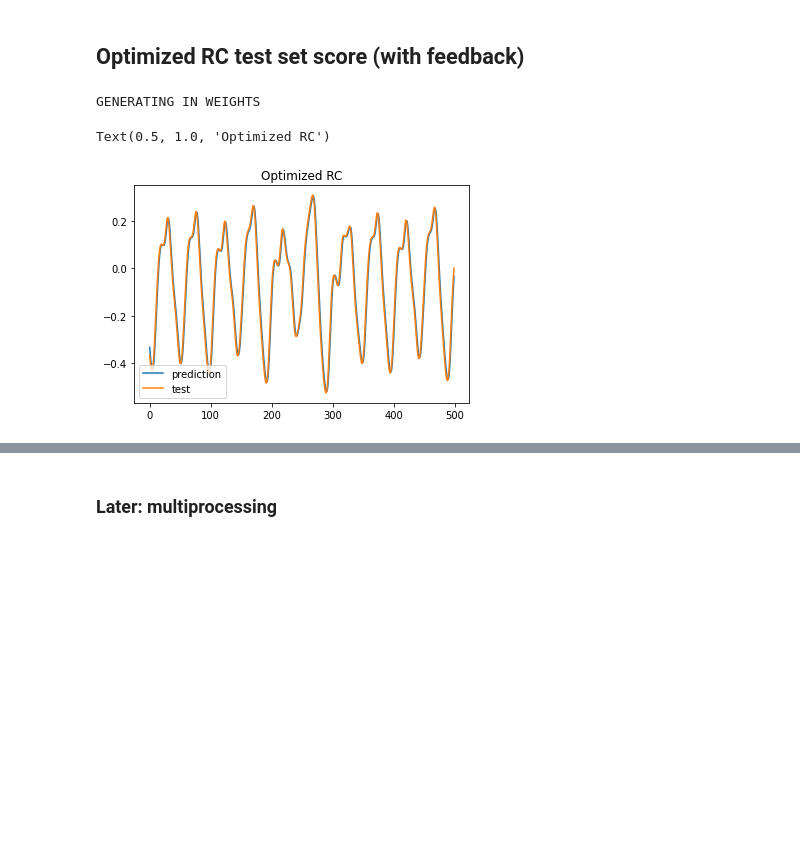
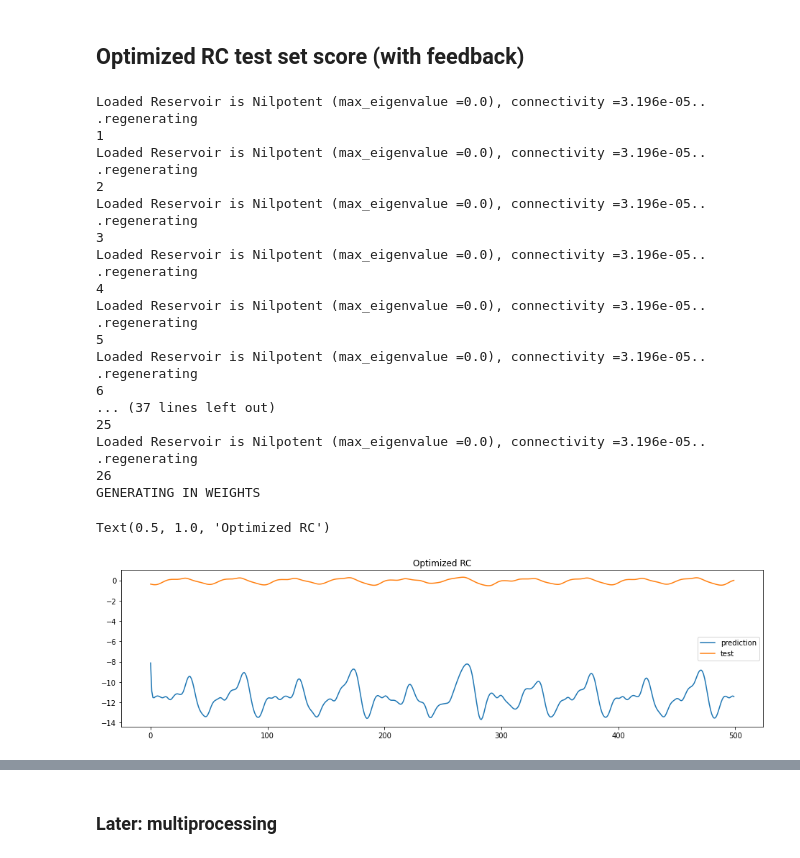
Before and after one commit to blindedjoy/RcTorch, a Jupyter notebook: turbo_1.ipynb, the cells around one changed output, grey strips where cells are left out. Drawn from its saved outputs; the diff is of its cells as text; code cells hidden in the pictures; blank space fills up the shorter version.

```diff
--- a/turbo_1.ipynb
+++ b/turbo_1.ipynb
@@ -17,5 +17,15 @@ import pylab as pl
 from IPython import display
 # %% [output]
 device: cpu
+# %%
+def plot_RC(y, ypred):
+    plt.figure(figsize = (16,4))
+    plt.plot(ypred, label = "prediction")
+    plt.plot(y, label = "test")
+    plt.legend();
 # %% [markdown]
 ### Load data and train test split
+# %%
+data = np.loadtxt('/Users/hayden/Desktop/hw6_209/data/x.dat')
+data.shape
+plt.plot(data)
@@ -22,8 +35,8 @@ device: cpu
 # %%
-data = np.loadtxt('MackeyGlass_t17.txt')
 
-tr_len = 2000
-te_end = 2500 #6000
+
+tr_len = 10000
+te_end = 12500 #6000
 
 train = torch.FloatTensor(data[:tr_len].reshape(-1, 1))
 test = torch.FloatTensor(data[tr_len:te_end].reshape(-1, 1))
@@ -56,17 +70,18 @@ bounds_dict = {"spectral_radius" : (0,1),
                "connectivity" : (-5,0),
                "regularization": (-5,-2),
                "leaking_rate" : (0, 1),
-               "feedback_scaling" : (0,1),
-               "input_scaling" : (0,1),
-               #"bias" : "uniform",#(-3,3),
+               #"feedback_scaling" : (0,1),
+               #"input_scaling" : (0,1),
+               "bias" : (-3,3),#"uniform",#
                "n_nodes" : 1000,
                "feedback": 1}
 esn_cv = EchoStateNetworkCV(bounds = bounds_dict, subsequence_length = 1000, esn_feedback = True,
                             steps_ahead = 1, scoring_method = "mse", interactive = True, random_seed = 123,
                             eps = 3, initial_samples = 10, approximate_reservoir = True, length_min = 2**-7,
-                            batch_size = 8, backprop = False, esn_burn_in = 0, validate_fraction = 0.5,
+                            batch_size = 8, backprop = True, esn_burn_in = 0, validate_fraction = 0.5,
                            activation_function = sinsq)
 vals = esn_cv.optimize(train)
+
 
 pl.plot(esn_cv.iteration_durations)
 print(np.mean(esn_cv.iteration_durations))
@@ -93,18 +131,33 @@ vals_["regularization"] = 10**(vals_["regularization"])
 # %%
 RC = EchoStateNetwork(**vals_, feedback=True, backprop = False, epochs = 20,
          activation_f = sinsq)
 RC.train( train.to(device), learning_rate = 5e-3)
 
 err, pred = RC.test(test.to(device), scoring_method = "nrmse", steps_ahead = 1)
 
 
-plt.plot(pred, label = "prediction")
-plt.plot(test, label = "test")
-plt.legend();
+plot_RC(test, pred)
+plt.title("RC before optimization")
 plt.title("Optimized RC")
 # %% [output]
+Loaded Reservoir is Nilpotent (max_eigenvalue =0.0), connectivity =3.196e-05.. .regenerating
+1
+Loaded Reservoir is Nilpotent (max_eigenvalue =0.0), connectivity =3.196e-05.. .regenerating
+2
+Loaded Reservoir is Nilpotent (max_eigenvalue =0.0), connectivity =3.196e-05.. .regenerating
+3
+Loaded Reservoir is Nilpotent (max_eigenvalue =0.0), connectivity =3.196e-05.. .regenerating
+4
+Loaded Reservoir is Nilpotent (max_eigenvalue =0.0), connectivity =3.196e-05.. .regenerating
+5
+Loaded Reservoir is Nilpotent (max_eigenvalue =0.0), connectivity =3.196e-05.. .regenerating
+6
+... (37 lines left out)
+25
+Loaded Reservoir is Nilpotent (max_eigenvalue =0.0), connectivity =3.196e-05.. .regenerating
+26
 GENERATING IN WEIGHTS
 Text(0.5, 1.0, 'Optimized RC')
-[figure, old version]
+[figure, new version]
 # %%
 assert 1 == 0
```
Also changed, not shown: parts of 63 cells of this notebook, 2 other files.
